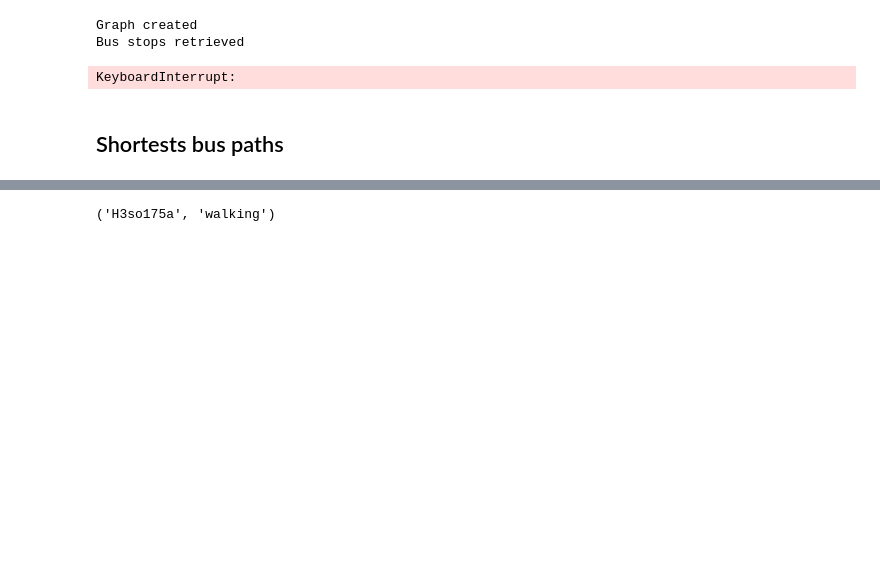
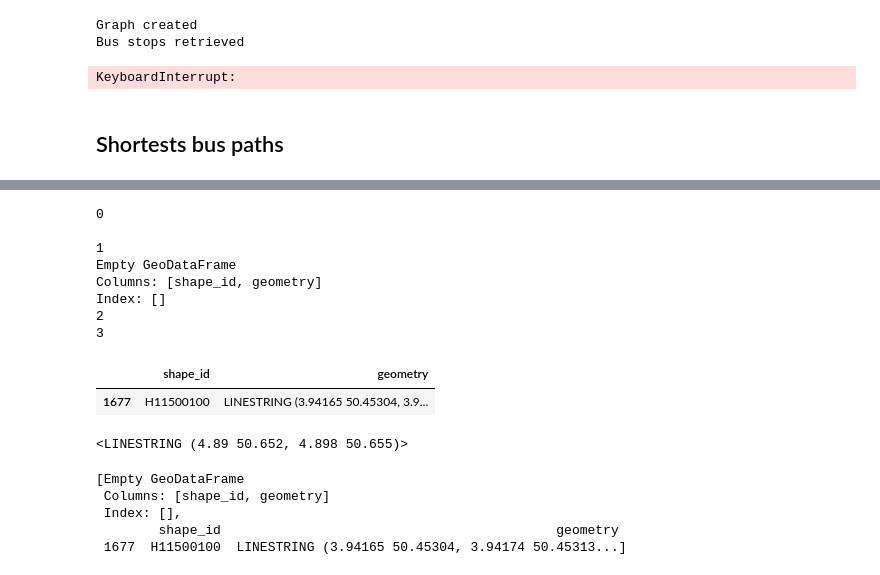
Before and after one commit to kaufmanno/GSDMA_2024, a Jupyter notebook: FInal_Notebook.ipynb, the cells around one changed output, grey strips where cells are left out. Drawn from its saved outputs; the diff is of its cells as text; code cells hidden in the pictures; blank space fills up the shorter version.

```diff
--- a/FInal_Notebook.ipynb
+++ b/FInal_Notebook.ipynb
@@ -325,8 +325,9 @@ def explore_node(geo_stops, active_trips, active_stop_times, found_stop_times, b
         new_best_arrival_time=other_stops['final_arrival_time'].min()
         if(new_best_arrival_time<best_arrival_time):
             #Update the current best path
-            previous_stops=other_stops[other_stops['final_arrival_time']==new_best_arrival_time]['intermediary_stops']
-            best_path=[previous_stops, (arrival_stop['stop_id'].iloc[0],'walking')]
+            previous_stops=other_stops[other_stops['final_arrival_time']==new_best_arrival_time].copy()
+            best_path=previous_stops['intermediary_stops'].iloc[0]
+            best_path.append((arrival_stop['stop_id'].iloc[0],'walking'))
             best_arrival_time=new_best_arrival_time
 
         #TODO: Filter out the stops from which you would arrive later at the arrival stop than the best path even in bus in bird fly
@@ -520,6 +523,52 @@ First arrival time: 0 days 11:54:26.499277626
 # %%
-best_path[1]
+geo_paths=[]
+for i in range(len(best_path)):
+    print(i)
+    inter=best_path[i]
+    inter_stop_id=inter[0]
+    inter_stop=geo_stops[geo_stops['stop_id']==inter_stop_id]
+    way=inter[1]
+    if(way=="walking"):
+        if(i==len(best_path)-1):
+            print()
+        else:
+            next_stop_id=best_path[i+1][0]
+            next_stop=geo_stops[geo_stops['stop_id']==next_stop_id]
+            inter_shape=gpd.GeoDataFrame(columns=lines.columns, crs=geo_stops.crs)
+            inter_shape['shape_id']='walking'
+            inter_shape['geometry']=LineString([inter_stop.iloc[0].geometry, next_stop.iloc[0].geometry])
+            print(inter_shape)
+            geo_paths.append(inter_shape)
+    elif(way=="Already here"):
+        print()
+    else:
+        inter_trip=trips[trips['trip_id']==way]
+        inter_shape_id=inter_trip['shape_id'].iloc[0]
+        inter_shape=lines[lines['shape_id']==inter_shape_id]
+        geo_paths.append(inter_shape)
+pd.concat(geo_paths)
 # %% [output]
-('H3so175a', 'walking')
+0
+
+1
+Empty GeoDataFrame
+Columns: [shape_id, geometry]
+Index: []
+2
+3
+|  | shape_id | geometry |
+| 1677 | H11500100 | LINESTRING (3.94165 50.45304, 3.9... |
+# %%
+LineString([geo_stops.iloc[0].geometry, geo_stops.iloc[10].geometry])
+# %% [output]
+<LINESTRING (4.89 50.652, 4.898 50.655)>
+# %%
+geo_paths
+# %% [output]
+[Empty GeoDataFrame
+ Columns: [shape_id, geometry]
+ Index: [],
+        shape_id                                           geometry
+ 1677  H11500100  LINESTRING (3.94165 50.45304, 3.94174 50.45313...]
 # %%
 found_stop_times
```
Also changed, not shown: parts of 4 cells of this notebook.
